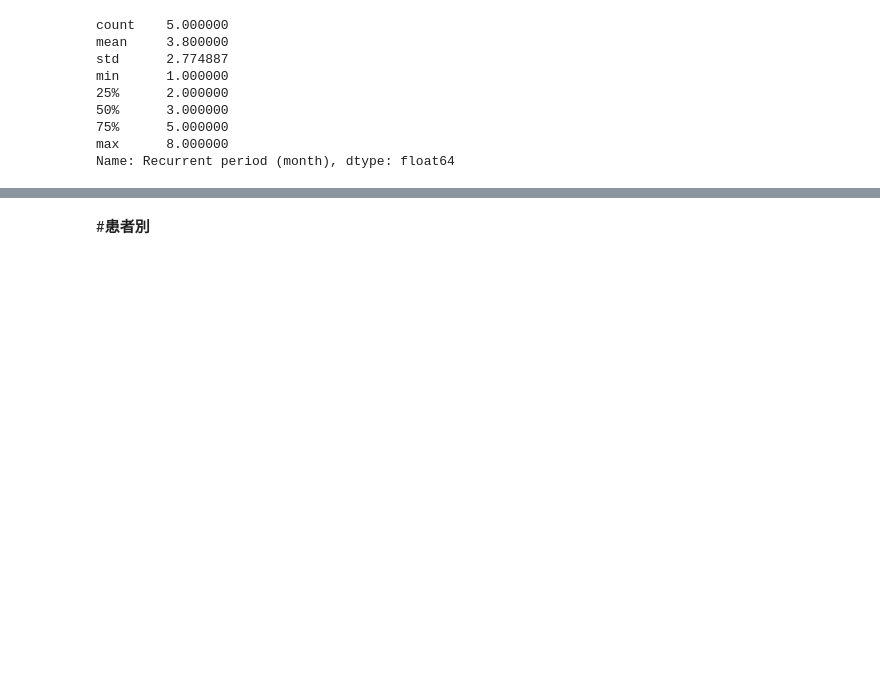
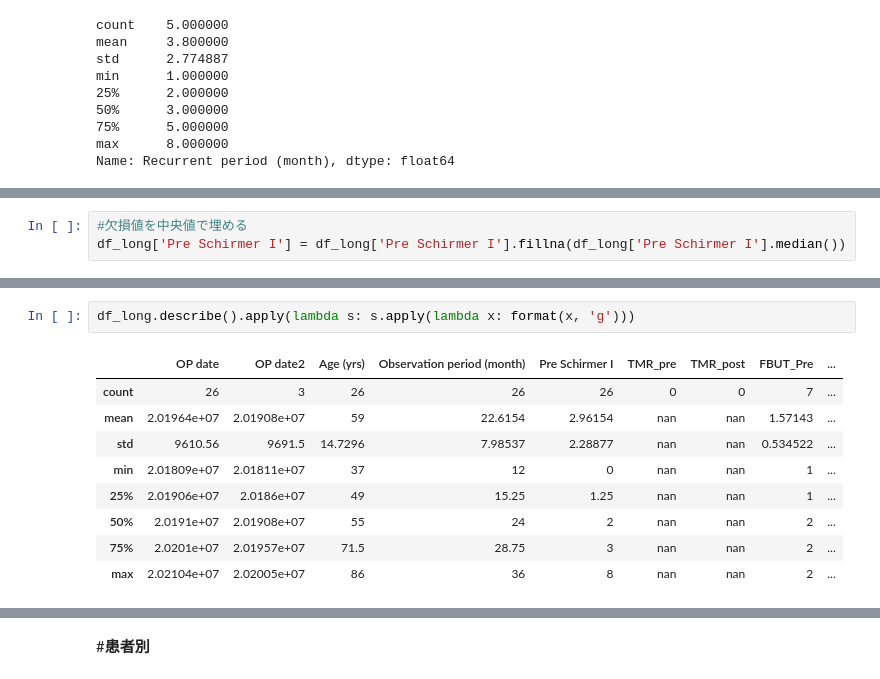
Before and after one commit to ykitaguchi77/statistics_for_articles, a Jupyter notebook: Canalicular_excision.ipynb, the cells around one changed output, grey strips where cells are left out. Cells and saved outputs as stored; diff of their text form; blank space fills up the shorter version.

```diff
--- a/Canalicular_excision.ipynb
+++ b/Canalicular_excision.ipynb
@@ -164,0 +255,3 @@ WilcoxonResult(statistic=4.5, pvalue=0.00031767360182023084)
+# %%
+#欠損値を中央値で埋める
+df_long['Pre Schirmer I'] = df_long['Pre Schirmer I'].fillna(df_long['Pre Schirmer I'].median())
@@ -164,0 +310,12 @@ WilcoxonResult(statistic=4.5, pvalue=0.00031767360182023084)
+# %%
+df_long.describe().apply(lambda s: s.apply(lambda x: format(x, 'g')))
+# %% [output]
+|  | OP date | OP date2 | Age (yrs) | Observation period (month) | Pre Schirmer I | TMR_pre | TMR_post | FBUT_Pre | ... |
+| count | 26 | 3 | 26 | 26 | 26 | 0 | 0 | 7 | ... |
+| mean | 2.01964e+07 | 2.01908e+07 | 59 | 22.6154 | 2.96154 | nan | nan | 1.57143 | ... |
+| std | 9610.56 | 9691.5 | 14.7296 | 7.98537 | 2.28877 | nan | nan | 0.534522 | ... |
+| min | 2.01809e+07 | 2.01811e+07 | 37 | 12 | 0 | nan | nan | 1 | ... |
+| 25% | 2.01906e+07 | 2.0186e+07 | 49 | 15.25 | 1.25 | nan | nan | 1 | ... |
+| 50% | 2.0191e+07 | 2.01908e+07 | 55 | 24 | 2 | nan | nan | 2 | ... |
+| 75% | 2.0201e+07 | 2.01957e+07 | 71.5 | 28.75 | 3 | nan | nan | 2 | ... |
+| max | 2.02104e+07 | 2.02005e+07 | 86 | 36 | 8 | nan | nan | 2 | ... |
```
Also changed, not shown: parts of 16 cells of this notebook.
